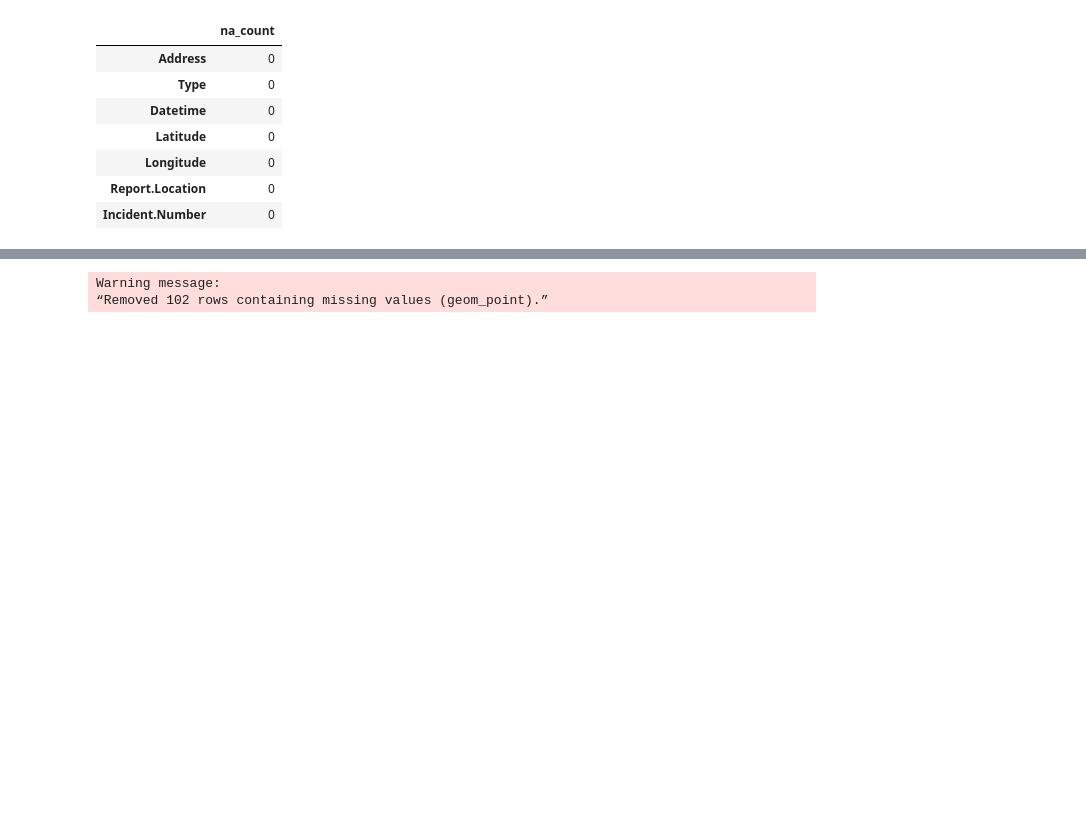
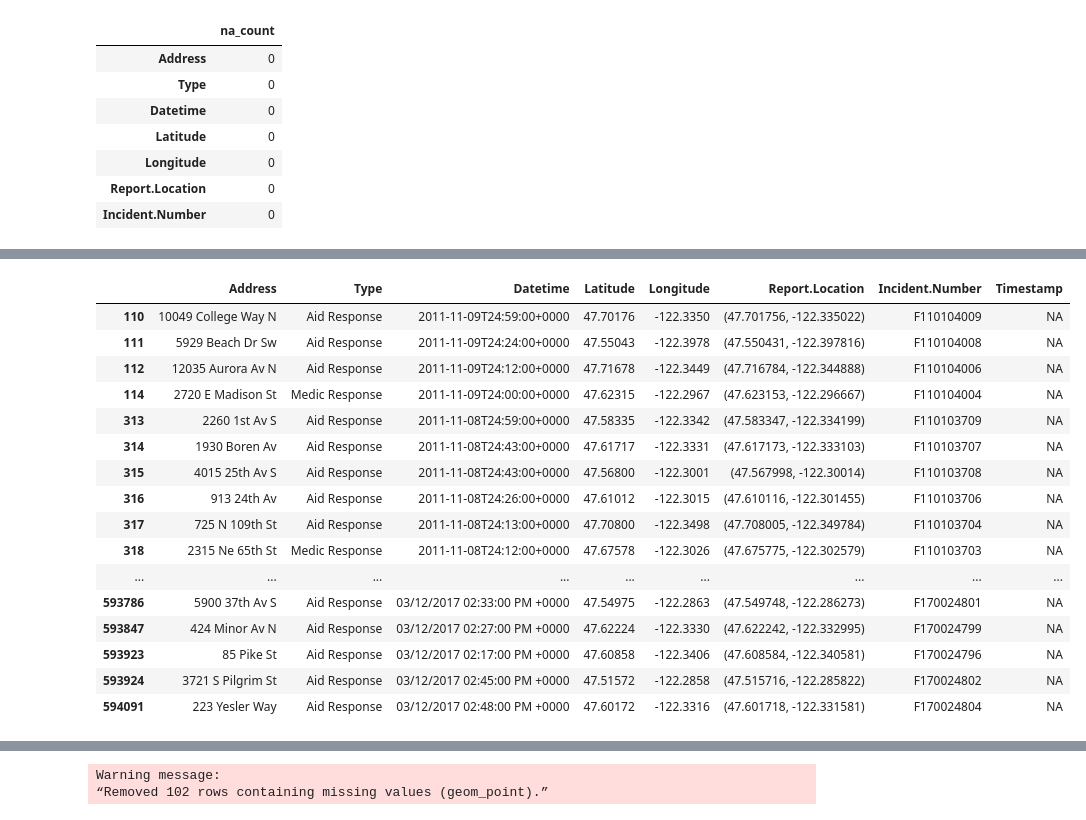
Before and after one commit to nickbuker/rapid_rescue_R, a Jupyter notebook: notebooks/explore_data.ipynb, the cells around one changed output, grey strips where cells are left out. Cells and saved outputs as stored; diff of their text form; code cells hidden in the pictures; blank space fills up the shorter version.

```diff
--- a/notebooks/explore_data.ipynb
+++ b/notebooks/explore_data.ipynb
@@ -48,0 +62,20 @@ data.frame(na_count)
+# %%
+df[is.na(df$Timestamp),]
+# %% [output]
+|  | Address | Type | Datetime | Latitude | Longitude | Report.Location | Incident.Number | Timestamp |
+| 110 | 10049 College Way N | Aid Response | 2011-11-09T24:59:00+0000 | 47.70176 | -122.3350 | (47.701756, -122.335022) | F110104009 | NA |
+| 111 | 5929 Beach Dr Sw | Aid Response | 2011-11-09T24:24:00+0000 | 47.55043 | -122.3978 | (47.550431, -122.397816) | F110104008 | NA |
+| 112 | 12035 Aurora Av N | Aid Response | 2011-11-09T24:12:00+0000 | 47.71678 | -122.3449 | (47.716784, -122.344888) | F110104006 | NA |
+| 114 | 2720 E Madison St | Medic Response | 2011-11-09T24:00:00+0000 | 47.62315 | -122.2967 | (47.623153, -122.296667) | F110104004 | NA |
+| 313 | 2260 1st Av S | Aid Response | 2011-11-08T24:59:00+0000 | 47.58335 | -122.3342 | (47.583347, -122.334199) | F110103709 | NA |
+| 314 | 1930 Boren Av | Aid Response | 2011-11-08T24:43:00+0000 | 47.61717 | -122.3331 | (47.617173, -122.333103) | F110103707 | NA |
+| 315 | 4015 25th Av S | Aid Response | 2011-11-08T24:43:00+0000 | 47.56800 | -122.3001 | (47.567998, -122.30014) | F110103708 | NA |
+| 316 | 913 24th Av | Aid Response | 2011-11-08T24:26:00+0000 | 47.61012 | -122.3015 | (47.610116, -122.301455) | F110103706 | NA |
+| 317 | 725 N 109th St | Aid Response | 2011-11-08T24:13:00+0000 | 47.70800 | -122.3498 | (47.708005, -122.349784) | F110103704 | NA |
+| 318 | 2315 Ne 65th St | Medic Response | 2011-11-08T24:12:00+0000 | 47.67578 | -122.3026 | (47.675775, -122.302579) | F110103703 | NA |
+| ... | ... | ... | ... | ... | ... | ... | ... | ... |
+| 593786 | 5900 37th Av S | Aid Response | 03/12/2017 02:33:00 PM +0000 | 47.54975 | -122.2863 | (47.549748, -122.286273) | F170024801 | NA |
+| 593847 | 424 Minor Av N | Aid Response | 03/12/2017 02:27:00 PM +0000 | 47.62224 | -122.3330 | (47.622242, -122.332995) | F170024799 | NA |
+| 593923 | 85 Pike St | Aid Response | 03/12/2017 02:17:00 PM +0000 | 47.60858 | -122.3406 | (47.608584, -122.340581) | F170024796 | NA |
+| 593924 | 3721 S Pilgrim St | Aid Response | 03/12/2017 02:45:00 PM +0000 | 47.51572 | -122.2858 | (47.515716, -122.285822) | F170024802 | NA |
+| 594091 | 223 Yesler Way | Aid Response | 03/12/2017 02:48:00 PM +0000 | 47.60172 | -122.3316 | (47.601718, -122.331581) | F170024804 | NA |
```
Also changed, not shown: parts of 5 cells of this notebook.
